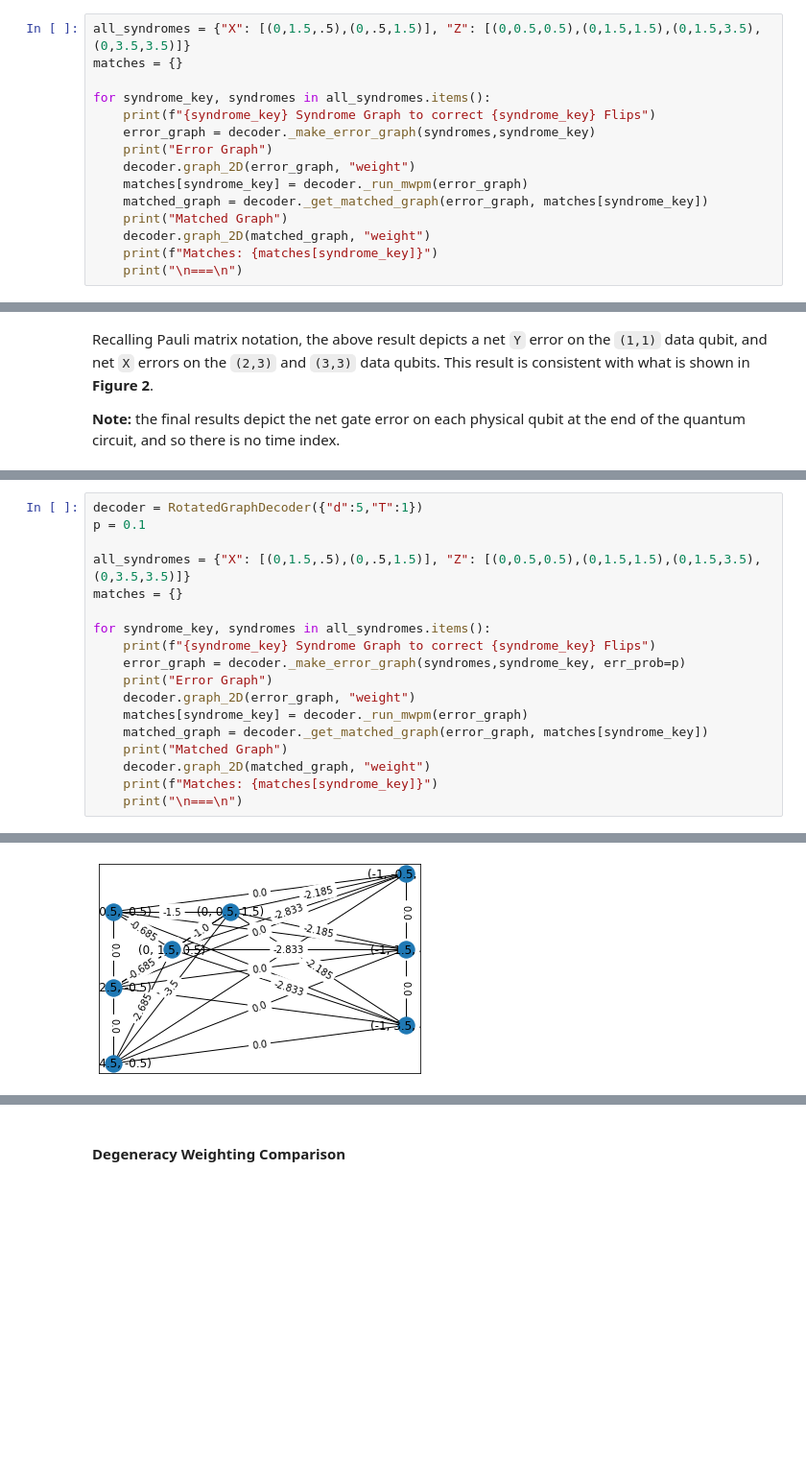
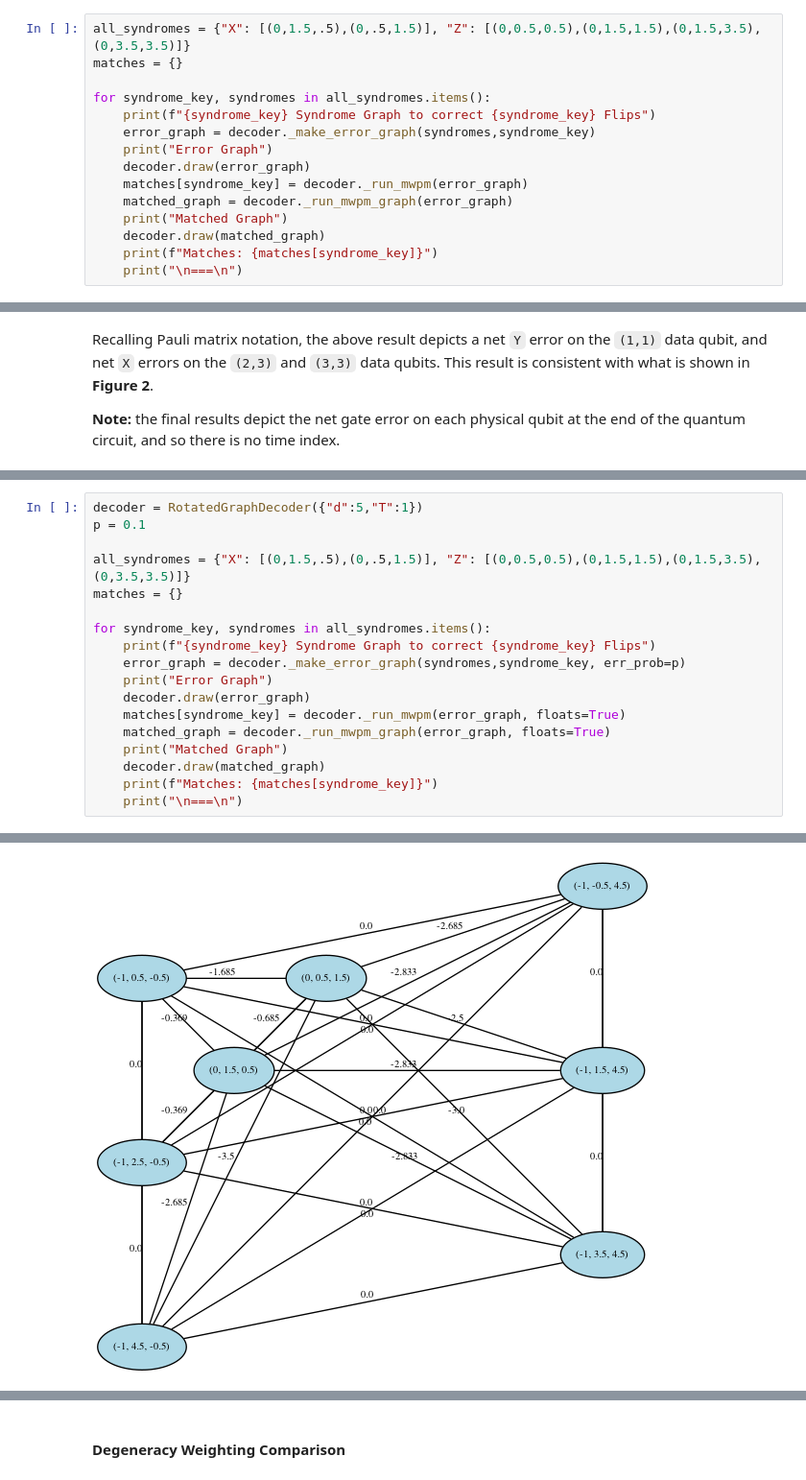
Before and after one commit to yaleqc/qtcodes, a Jupyter notebook: tutorials/xxzz/2-fitters.ipynb, the cells around one changed output, grey strips where cells are left out. Shown at 96% size. Saved outputs shown, nothing was run; the diff lists cells and outputs as text; blank space fills up the shorter version.

```diff
--- a/tutorials/xxzz/2-fitters.ipynb
+++ b/tutorials/xxzz/2-fitters.ipynb
@@ -88,11 +88,11 @@ for syndrome_key, syndromes in all_syndromes.items():
     print(f"{syndrome_key} Syndrome Graph to correct {syndrome_key} Flips")
     error_graph = decoder._make_error_graph(syndromes,syndrome_key)
     print("Error Graph")
-    decoder.graph_2D(error_graph, "weight")
+    decoder.draw(error_graph)
     matches[syndrome_key] = decoder._run_mwpm(error_graph)
-    matched_graph = decoder._get_matched_graph(error_graph, matches[syndrome_key])
+    matched_graph = decoder._run_mwpm_graph(error_graph)
     print("Matched Graph")
-    decoder.graph_2D(matched_graph, "weight")
+    decoder.draw(matched_graph)
     print(f"Matches: {matches[syndrome_key]}")
     print("\n===\n")
 # %% [output]
@@ -131,23 +131,23 @@ As shown below, an `error_graph` under degeneracy considerations has adjusted ed
 # %%
 decoder = RotatedGraphDecoder({"d":5,"T":1})
 p = 0.1
 
 all_syndromes = {"X": [(0,1.5,.5),(0,.5,1.5)], "Z": [(0,0.5,0.5),(0,1.5,1.5),(0,1.5,3.5), (0,3.5,3.5)]}
 matches = {}
 
 for syndrome_key, syndromes in all_syndromes.items():
     print(f"{syndrome_key} Syndrome Graph to correct {syndrome_key} Flips")
     error_graph = decoder._make_error_graph(syndromes,syndrome_key, err_prob=p)
     print("Error Graph")
-    decoder.graph_2D(error_graph, "weight")
-    matches[syndrome_key] = decoder._run_mwpm(error_graph)
-    matched_graph = decoder._get_matched_graph(error_graph, matches[syndrome_key])
+    decoder.draw(error_graph)
+    matches[syndrome_key] = decoder._run_mwpm(error_graph, floats=True)
+    matched_graph = decoder._run_mwpm_graph(error_graph, floats=True)
     print("Matched Graph")
-    decoder.graph_2D(matched_graph, "weight")
+    decoder.draw(matched_graph)
     print(f"Matches: {matches[syndrome_key]}")
     print("\n===\n")
 # %% [output]
 X Syndrome Graph to correct X Flips
 Error Graph
-[figure, old version]
+[figure, new version]
 Matched Graph
```
Also changed, not shown: parts of 14 cells of this notebook, 8 other files.
